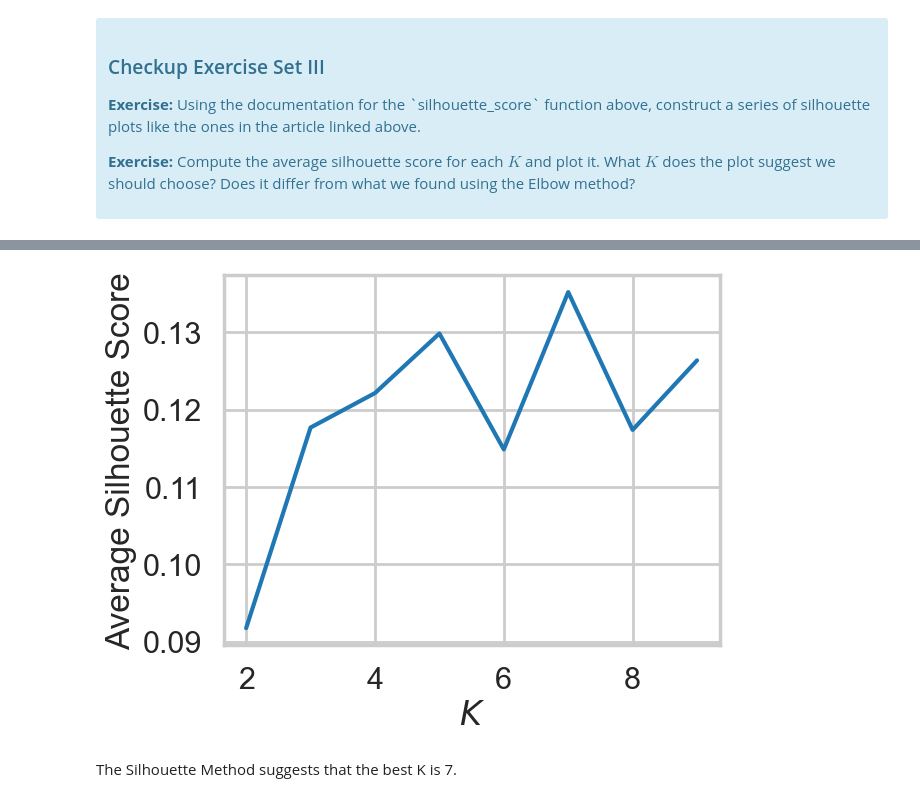
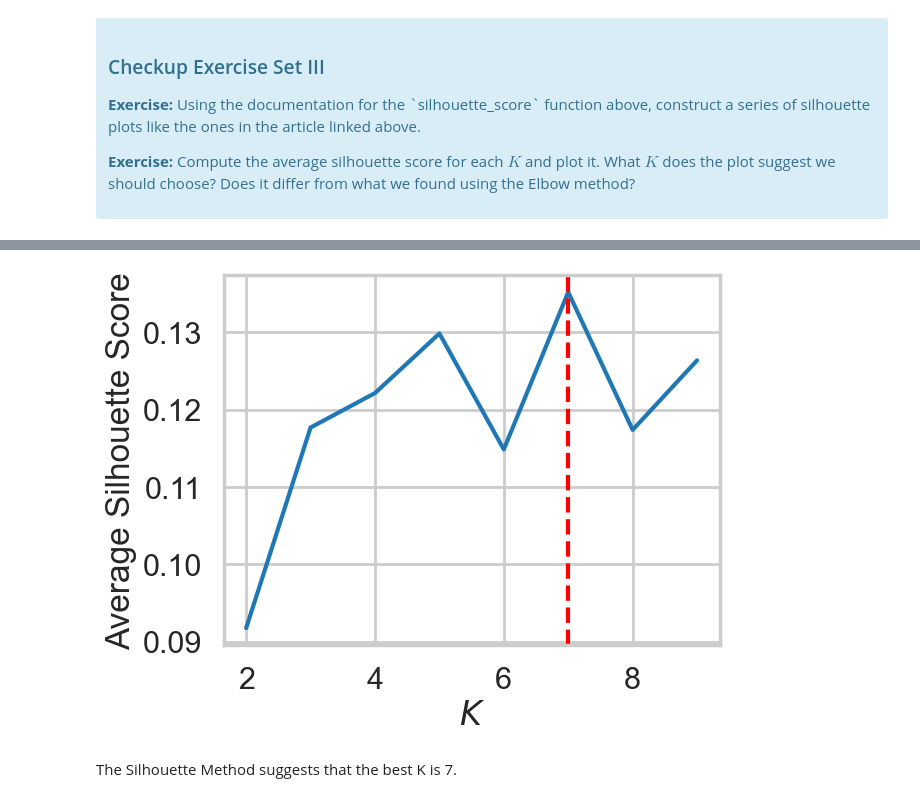
Before and after one commit to OCD0505/Springboard, a Jupyter notebook: Springboard - Unit 15.6 - 1602764303_Clustering_Case_Study_updated_10_15_2020/Clustering Case Study - Customer Segmentation with K-Means - Tier 3.ipynb, the cells around one changed output, grey strips where cells are left out. Drawn from its saved outputs; the diff is of its cells as text; code cells hidden in the pictures.

```diff
--- a/Springboard - Unit 15.6 - 1602764303_Clustering_Case_Study_updated_10_15_2020/Clustering Case Study - Customer Segmentation with K-Means - Tier 3.ipynb
+++ b/Springboard - Unit 15.6 - 1602764303_Clustering_Case_Study_updated_10_15_2020/Clustering Case Study - Customer Segmentation with K-Means - Tier 3.ipynb
@@ -226,7 +227,7 @@ for n_clusters in k_range:
     fig, ax1 = plt.subplots(1,1)
     fig.set_size_inches(9,5)
 
-    ax1.set_ylim([0, len(x_cols) + (i + 1) * 10])
+    ax1.set_ylim([0, len(x_cols) + (n_clusters + 1) * 10])
     ax1.set_xlim([-0.25, 1])
     model = KMeans(n_clusters=n_clusters, n_init=10, random_state=5)
     c_labels=model.fit_predict(x_cols)
@@ -305,12 +306,13 @@ For n_clusters = 9 The average silhouette_score is : 0.12639120815614682
 [figure]
 # %%
-# Computing the avrage silhouette score for each K and plotting it
+# Computing the average silhouette score for each K and plotting it
 # Call plot() with parameters KRange, avg_silhouette_scores
 _=plt.plot(k_range, avg_silhouette_scores)
 _=plt.xlabel("$K$")
 _=plt.ylabel("Average Silhouette Score")
+_=plt.axvline(x=avg_silhouette_scores.index(max(avg_silhouette_scores))+2, color="red", linestyle="--")
 # %% [output]
-[figure, old version]
+[figure, new version]
 # %% [markdown]
 The Silhouette Method suggests that the best K is 7.
 # %% [markdown]
```
Also changed, not shown: parts of 23 cells of this notebook, 1 other file.
